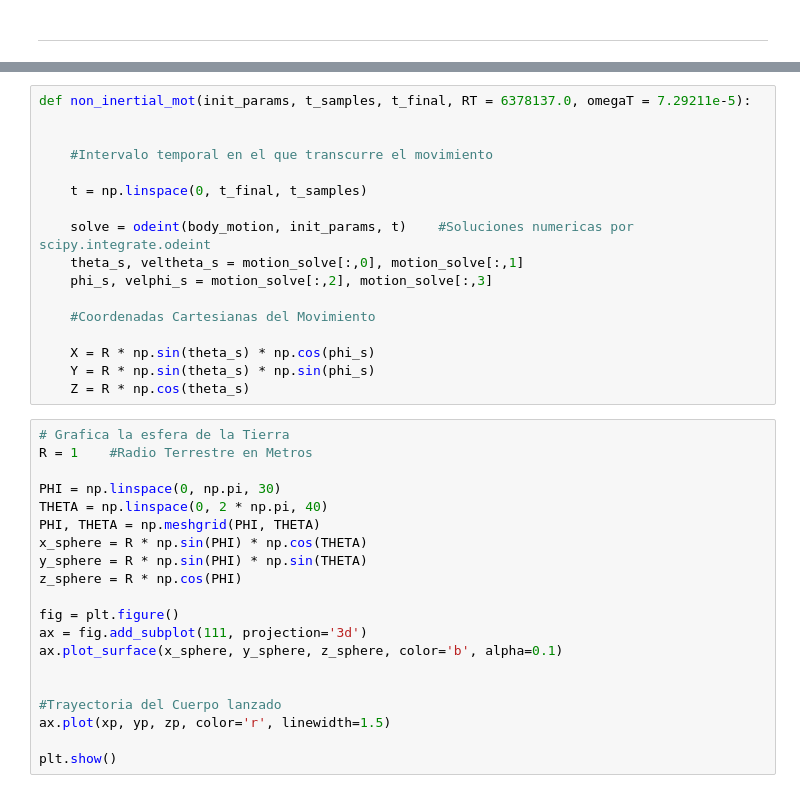
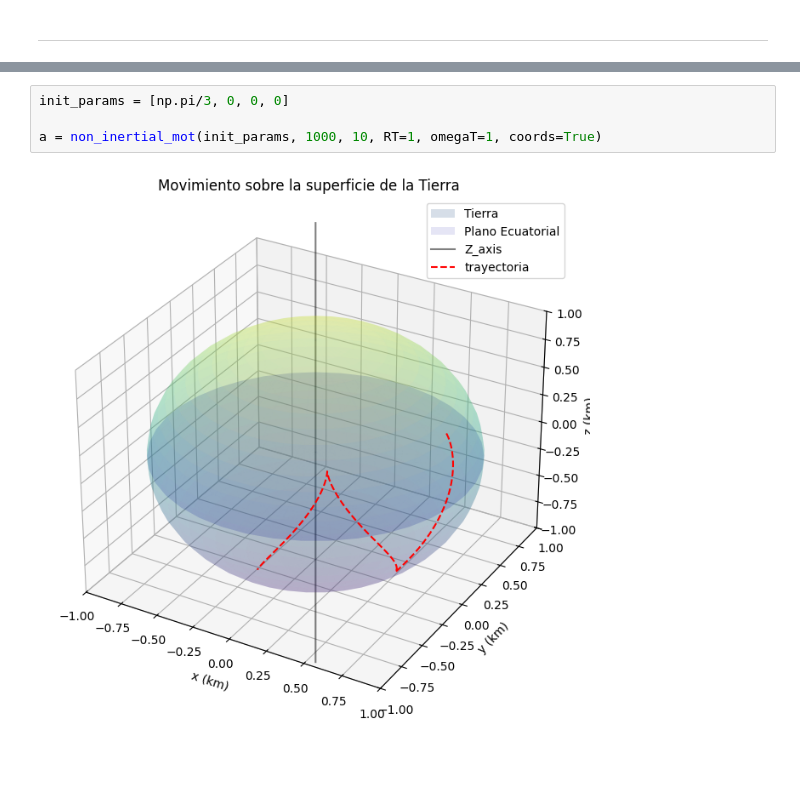
Before and after one commit to jerolg/FISICA_TEORICA_2, a Jupyter notebook: T2_Cuerpo_Rígido/Tarea02.ipynb, the cells around one changed output, grey strips where cells are left out. Drawn from its saved outputs; the diff is of its cells as text; blank space fills up the shorter version.

```diff
--- a/T2_Cuerpo_Rígido/Tarea02.ipynb
+++ b/T2_Cuerpo_Rígido/Tarea02.ipynb
@@ -200,37 +247,6 @@ zp = R * np.cos(theta_s)
-# %%
-def non_inertial_mot(init_params, t_samples, t_final, RT = 6378137.0, omegaT = 7.29211e-5):
-
-
-    #Intervalo temporal en el que transcurre el movimiento
-
-    t = np.linspace(0, t_final, t_samples)
-
-    solve = odeint(body_motion, init_params, t)    #Soluciones numericas por scipy.integrate.odeint
-    theta_s, veltheta_s = motion_solve[:,0], motion_solve[:,1]
-    phi_s, velphi_s = motion_solve[:,2], motion_solve[:,3]
-
-    #Coordenadas Cartesianas del Movimiento
-
-    X = R * np.sin(theta_s) * np.cos(phi_s)
-    Y = R * np.sin(theta_s) * np.sin(phi_s)
-    Z = R * np.cos(theta_s)
-# %%
-# Grafica la esfera de la Tierra
-R = 1    #Radio Terrestre en Metros
-
-PHI = np.linspace(0, np.pi, 30)
-THETA = np.linspace(0, 2 * np.pi, 40)
-PHI, THETA = np.meshgrid(PHI, THETA)
-x_sphere = R * np.sin(PHI) * np.cos(THETA)
-y_sphere = R * np.sin(PHI) * np.sin(THETA)
-z_sphere = R * np.cos(PHI)
-
-fig = plt.figure()
-ax = fig.add_subplot(111, projection='3d')
-ax.plot_surface(x_sphere, y_sphere, z_sphere, color='b', alpha=0.1)
-
-
-#Trayectoria del Cuerpo lanzado
-ax.plot(xp, yp, zp, color='r', linewidth=1.5)
-
-plt.show()
+# %%
+init_params = [np.pi/3, 0, 0, 0]
+
+a = non_inertial_mot(init_params, 1000, 10, RT=1, omegaT=1, coords=True)
+# %% [output]
+[figure, added]
```
Also changed, not shown: parts of 2 cells of this notebook.
